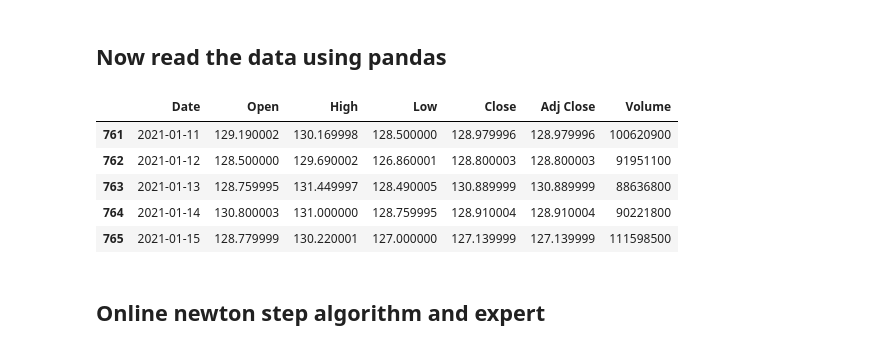
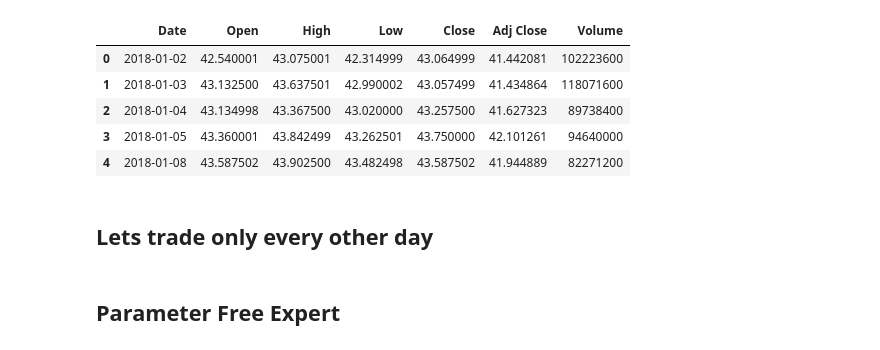
Before and after one commit to Siahkamari/Portfolio-Optimization-via-Expert-Algorithms, a Jupyter notebook: Online Newton Step/ons.ipynb, the cells around one changed output. Cells and saved outputs as stored; diff of their text form; code cells hidden in the pictures.

```diff
--- a/Online Newton Step/ons.ipynb
+++ b/Online Newton Step/ons.ipynb
@@ -54,11 +37,0 @@ trade_freq = 2
-# %%
-import urllib.request
-
-print('Downloading data...')
-
-for symbol in my_stocks:
-    url2020 = 'https://query1.finance.yahoo.com/v7/finance/download/'+symbol+'?period1=1577836800&period2=1611014400&interval=1d&events=history&includeAdjustedClose=true'
-    url2019 = 'https://query1.finance.yahoo.com/v7/finance/download/'+symbol+'?period1=1546300800&period2=1577836800&interval=1d&events=history&includeAdjustedClose=true'
-    url2018 = 'https://query1.finance.yahoo.com/v7/finance/download/'+symbol+'?period1=1514764800&period2=1611014400&interval=1d&events=history&includeAdjustedClose=true'
-
-    urllib.request.urlretrieve(url2018,symbol+'.csv')
@@ -67,23 +38,32 @@ Downloading data...
-# %% [markdown]
-## Now read the data using pandas
 # %%
+import urllib.request
+url2018 = ['https://query1.finance.yahoo.com/v7/finance/download/']
+url2018.append('?period1=1514764800&period2=1611014400&interval=1d&events=history&includeAdjustedClose=true')
+
 my_dict = {}
-import os
 for symbol in my_stocks:
+  try:
     my_dict[symbol] = pd.read_csv(symbol+'.csv')
-    os.remove(symbol+'.csv')
+  except:
+    try:
+      url2018 = url2018[0]+symbol+url2018[1]
+      urllib.request.urlretrieve(url2018,symbol+'.csv')
+    except:
+      pass
 
 n = len(my_dict)
 T_all = my_dict['AAPL'].shape[0]
 
-my_dict['AAPL'].tail()
+my_dict['AAPL'].head()
 # %% [output]
 |  | Date | Open | High | Low | Close | Adj Close | Volume |
-| 761 | 2021-01-11 | 129.190002 | 130.169998 | 128.500000 | 128.979996 | 128.979996 | 100620900 |
-| 762 | 2021-01-12 | 128.500000 | 129.690002 | 126.860001 | 128.800003 | 128.800003 | 91951100 |
-| 763 | 2021-01-13 | 128.759995 | 131.449997 | 128.490005 | 130.889999 | 130.889999 | 88636800 |
-| 764 | 2021-01-14 | 130.800003 | 131.000000 | 128.759995 | 128.910004 | 128.910004 | 90221800 |
-| 765 | 2021-01-15 | 128.779999 | 130.220001 | 127.000000 | 127.139999 | 127.139999 | 111598500 |
+| 0 | 2018-01-02 | 42.540001 | 43.075001 | 42.314999 | 43.064999 | 41.442081 | 102223600 |
+| 1 | 2018-01-03 | 43.132500 | 43.637501 | 42.990002 | 43.057499 | 41.434864 | 118071600 |
+| 2 | 2018-01-04 | 43.134998 | 43.367500 | 43.020000 | 43.257500 | 41.627323 | 89738400 |
+| 3 | 2018-01-05 | 43.360001 | 43.842499 | 43.262501 | 43.750000 | 42.101261 | 94640000 |
+| 4 | 2018-01-08 | 43.587502 | 43.902500 | 43.482498 | 43.587502 | 41.944889 | 82271200 |
+# %% [markdown]
+## Lets trade only every other day
 # %%
 all_stocks = np.zeros([n,T_all])
 for i, symbol in enumerate(my_stocks):
@@ -96,6 +76,6 @@ all_times =  my_dict[symbol].Date
 stocks = all_stocks[:,::trade_freq]
 times = all_times.iloc[::trade_freq]
 T = len(stocks[0])
-# %% [markdown]
-## Online newton step algorithm and expert
+# %% [markdown]
+## Parameter Free Expert
 # %%
```
Also changed, not shown: parts of 19 cells of this notebook.
